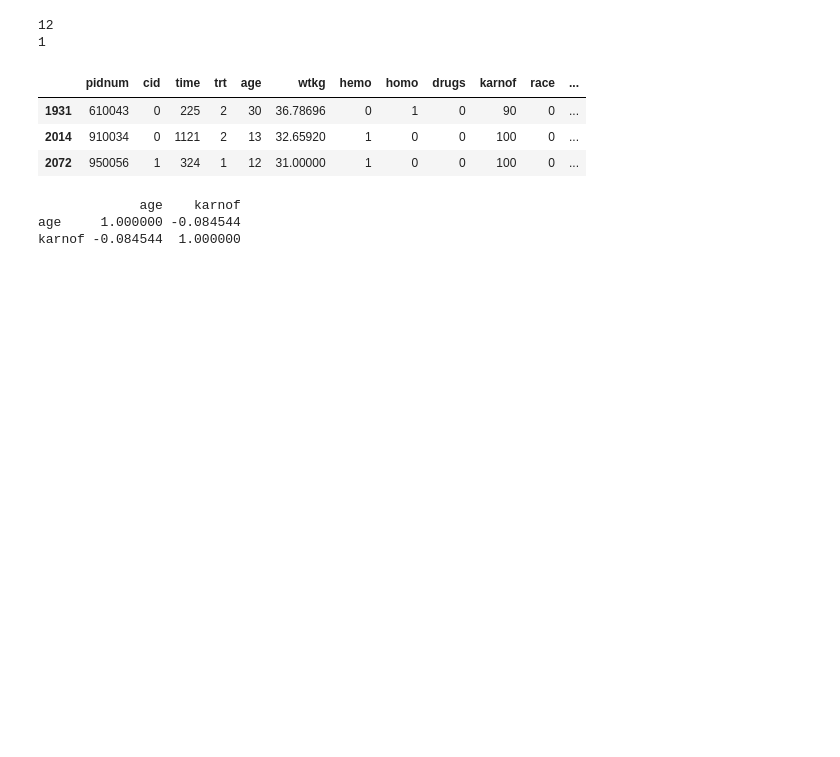
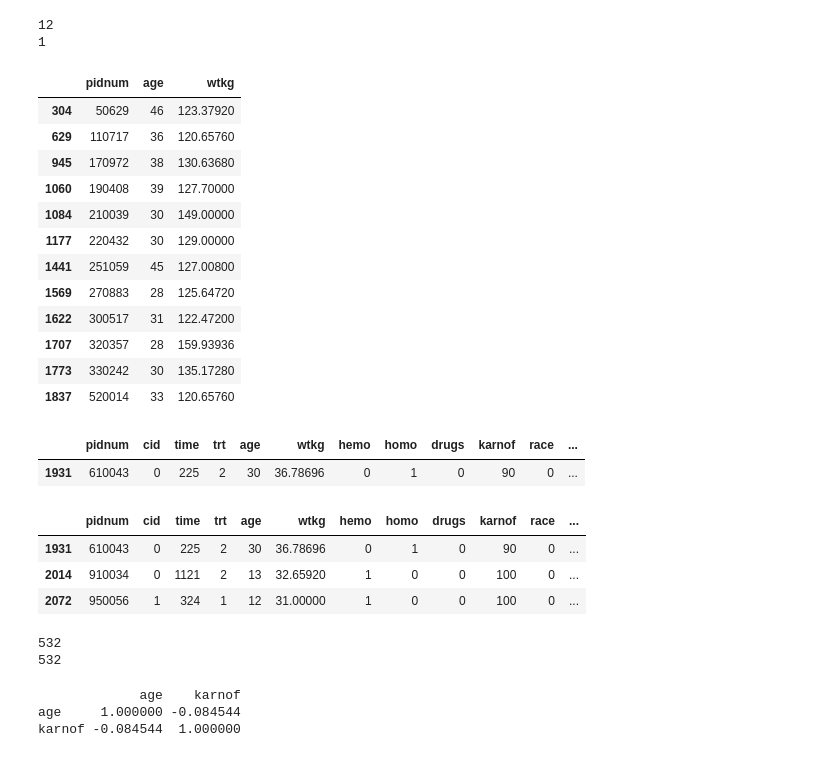
Before and after one commit to Santiago-Beltran/TallerMod-Sim4, a Jupyter notebook: SantiagoB_LauraG_TomasM.ipynb, the cells around one changed output. Drawn from its saved outputs; the diff is of its cells as text; code cells hidden in the pictures; blank space fills up the shorter version.

```diff
--- a/SantiagoB_LauraG_TomasM.ipynb
+++ b/SantiagoB_LauraG_TomasM.ipynb
@@ -333,6 +318,33 @@ print(df[ (df["wtkg"] < 40) & (df["age"]>15)].shape[0])
 # %% [output]
 12
 1
+# %%
+# Revisemos estos registros
+
+df[df["wtkg"] > 120][["pidnum", "age", "wtkg"]]
+
+# Se ve razonable.
+# %% [output]
+|  | pidnum | age | wtkg |
+| 304 | 50629 | 46 | 123.37920 |
+| 629 | 110717 | 36 | 120.65760 |
+| 945 | 170972 | 38 | 130.63680 |
+| 1060 | 190408 | 39 | 127.70000 |
+| 1084 | 210039 | 30 | 149.00000 |
+| 1177 | 220432 | 30 | 129.00000 |
+| 1441 | 251059 | 45 | 127.00800 |
+| 1569 | 270883 | 28 | 125.64720 |
+| 1622 | 300517 | 31 | 122.47200 |
+| 1707 | 320357 | 28 | 159.93936 |
+| 1773 | 330242 | 30 | 135.17280 |
+| 1837 | 520014 | 33 | 120.65760 |
+# %%
+df[(df["wtkg"] < 40) & (df["age"]>15)]
+
+# Esta persona tiene 30 años y pesa 36.78 kg con un karnof de 90. Se ve sospechoso.
+# %% [output]
+|  | pidnum | cid | time | trt | age | wtkg | hemo | homo | drugs | karnof | race | ... |
+| 1931 | 610043 | 0 | 225 | 2 | 30 | 36.78696 | 0 | 1 | 0 | 90 | 0 | ... |
 # %%
 df[(df["wtkg"] < 40)]
 # %% [output]
@@ -340,6 +352,15 @@ df[(df["wtkg"] < 40)]
 | 1931 | 610043 | 0 | 225 | 2 | 30 | 36.78696 | 0 | 1 | 0 | 90 | 0 | ... |
 | 2014 | 910034 | 0 | 1121 | 2 | 13 | 32.65920 | 1 | 0 | 0 | 100 | 0 | ... |
 | 2072 | 950056 | 1 | 324 | 1 | 12 | 31.00000 | 1 | 0 | 0 | 100 | 0 | ... |
+# %%
+# La variable treat se puede obtener de trt, entonces, cuando trt sea 0 treat debe ser 0.
+# Vemos que no hay instancias donde esto no se cumpla. La variable treat es lo que dice ser.
+
+print(df[(df["trt"] == 0) & (df["treat"] == 0)].shape[0])
+print(df[df["treat"] == 0].shape[0])
+# %% [output]
+532
+532
 # %%
 import matplotlib.pyplot as plt
 print(df[['age', 'karnof']].corr(method='spearman'))
```
Also changed, not shown: parts of 5 cells of this notebook.
